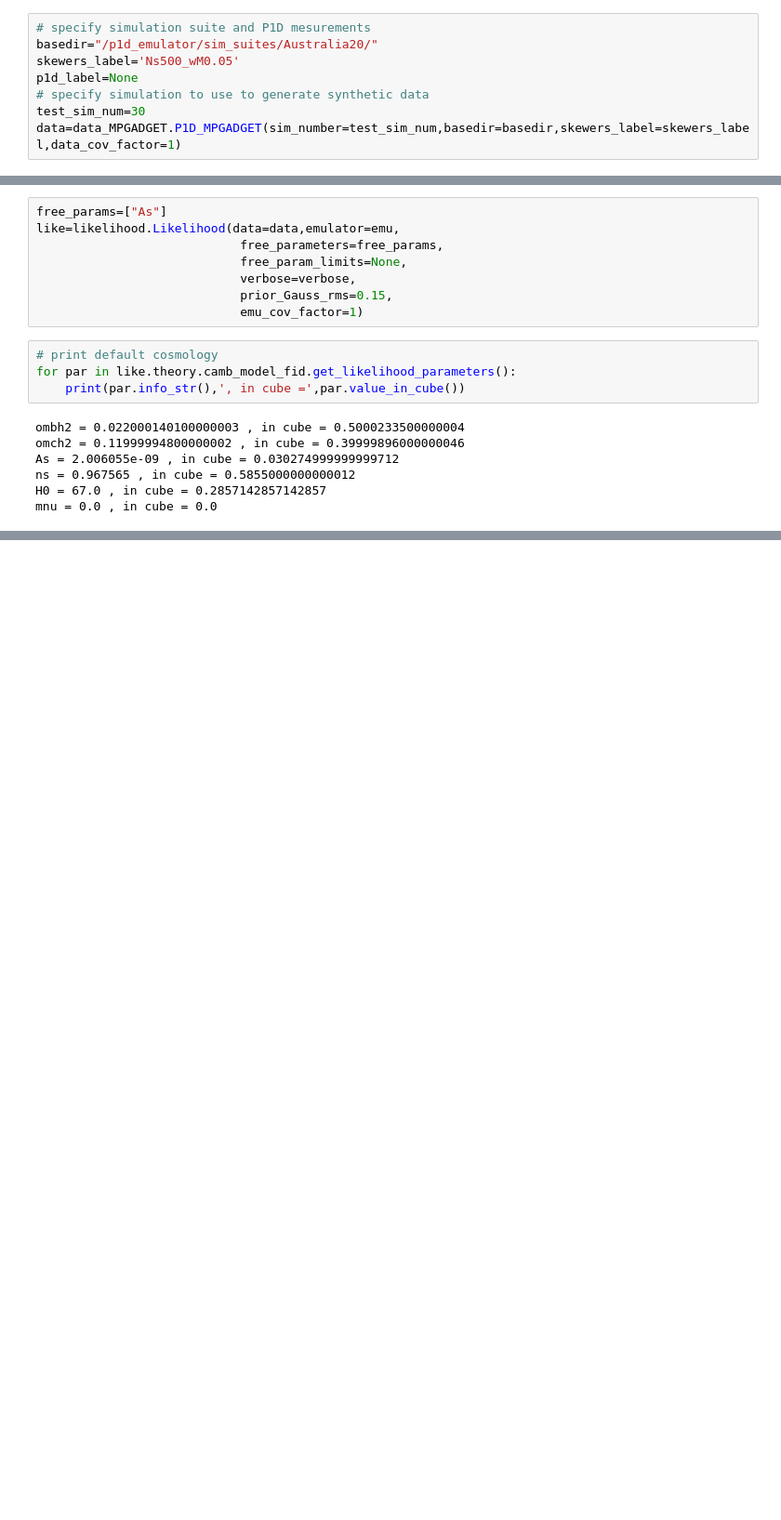
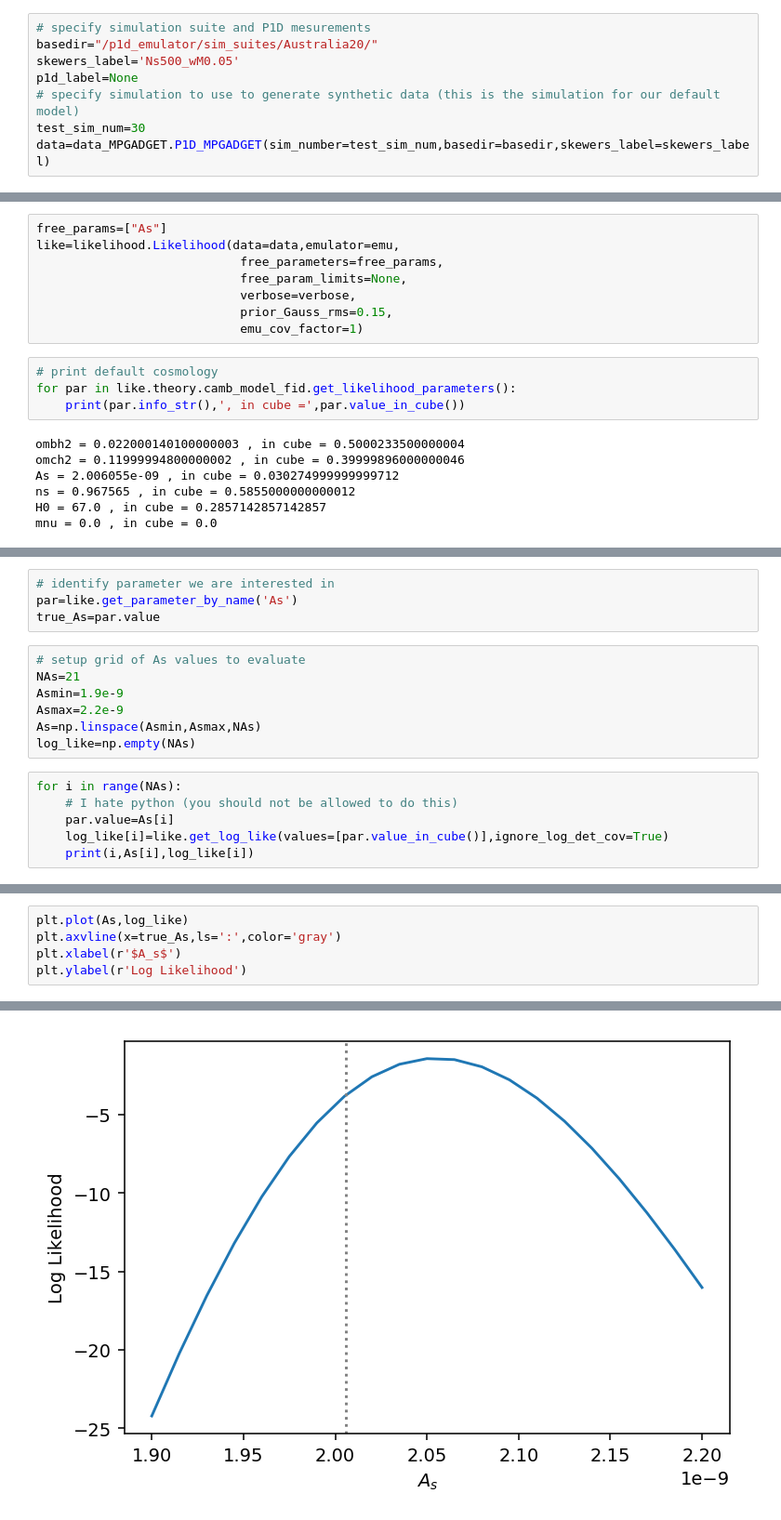
Before and after one commit to andreufont/LyaCosmoParams, a Jupyter notebook: lya_likelihood/notebooks/full_scan_As.ipynb, the cells around one changed output, grey strips where cells are left out. Shown at 93% size. Cells and saved outputs as stored; diff of their text form; blank space fills up the shorter version.

Commit message:
added notebook to scan likelihood for As

```diff
--- a/lya_likelihood/notebooks/full_scan_As.ipynb
+++ b/lya_likelihood/notebooks/full_scan_As.ipynb
@@ -28,9 +28,9 @@ verbose=False
 basedir="/p1d_emulator/sim_suites/Australia20/"
 skewers_label='Ns500_wM0.05'
 p1d_label=None
-# specify simulation to use to generate synthetic data
+# specify simulation to use to generate synthetic data (this is the simulation for our default model)
 test_sim_num=30
-data=data_MPGADGET.P1D_MPGADGET(sim_number=test_sim_num,basedir=basedir,skewers_label=skewers_label,data_cov_factor=1)
+data=data_MPGADGET.P1D_MPGADGET(sim_number=test_sim_num,basedir=basedir,skewers_label=skewers_label)
 # %% [markdown]
 ### Setup archive of P1D measurements from simulations and train the emulator
 # %%
@@ -120,0 +78,17 @@ plt.plot(list_As,list_log_like)
+# %%
+# identify parameter we are interested in
+par=like.get_parameter_by_name('As')
+true_As=par.value
+# %%
+# setup grid of As values to evaluate
+NAs=21
+Asmin=1.9e-9
+Asmax=2.2e-9
+As=np.linspace(Asmin,Asmax,NAs)
+log_like=np.empty(NAs)
+# %%
+for i in range(NAs):
+    # I hate python (you should not be allowed to do this)
+    par.value=As[i]
+    log_like[i]=like.get_log_like(values=[par.value_in_cube()],ignore_log_det_cov=True)
+    print(i,As[i],log_like[i])
@@ -120,0 +113,6 @@ plt.plot(list_As,list_log_like)
+# %%
+plt.plot(As,log_like)
+plt.axvline(x=true_As,ls=':',color='gray')
+plt.xlabel(r'$A_s$')
+plt.ylabel(r'Log Likelihood')
+# %% [output]
@@ -120,0 +120 @@ plt.plot(list_As,list_log_like)
+[figure, added]
```
Also changed, not shown: parts of 7 cells of this notebook.
